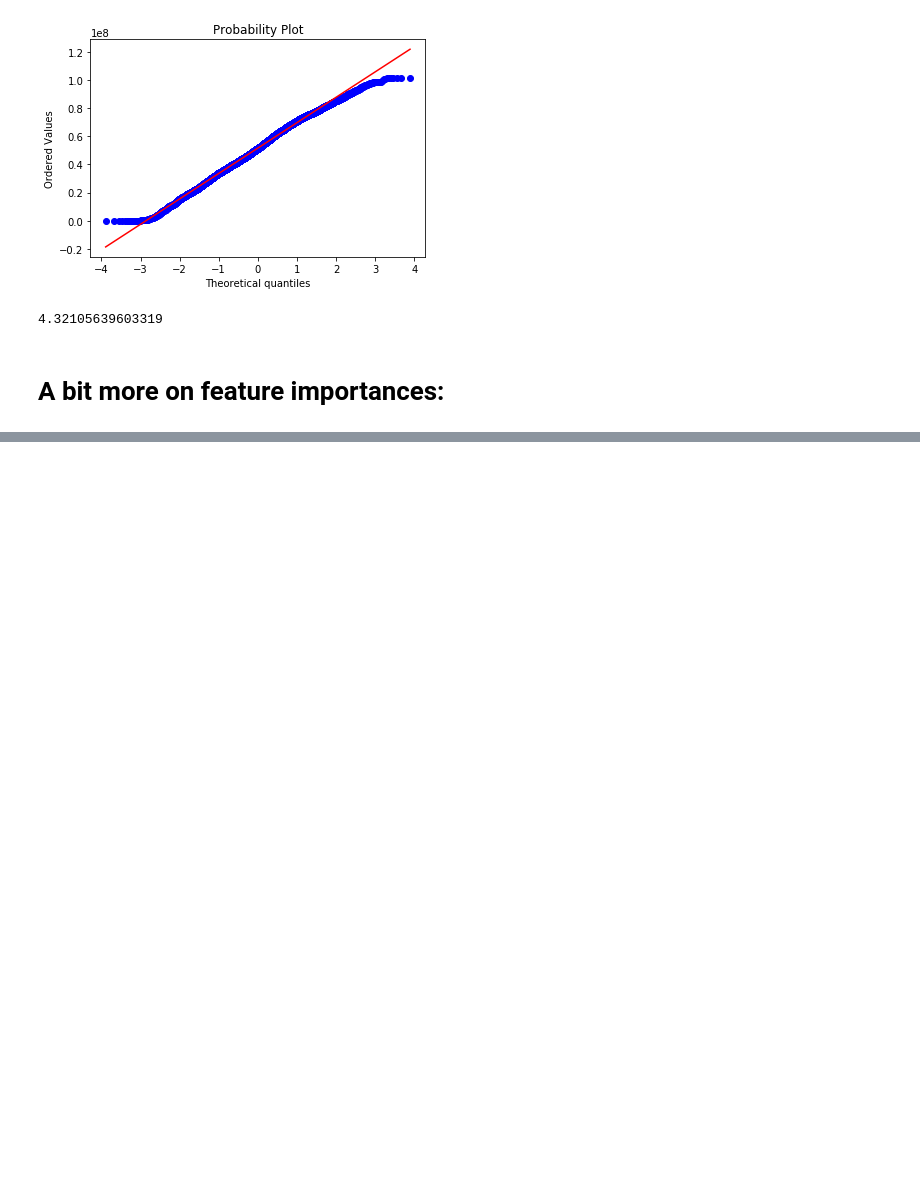
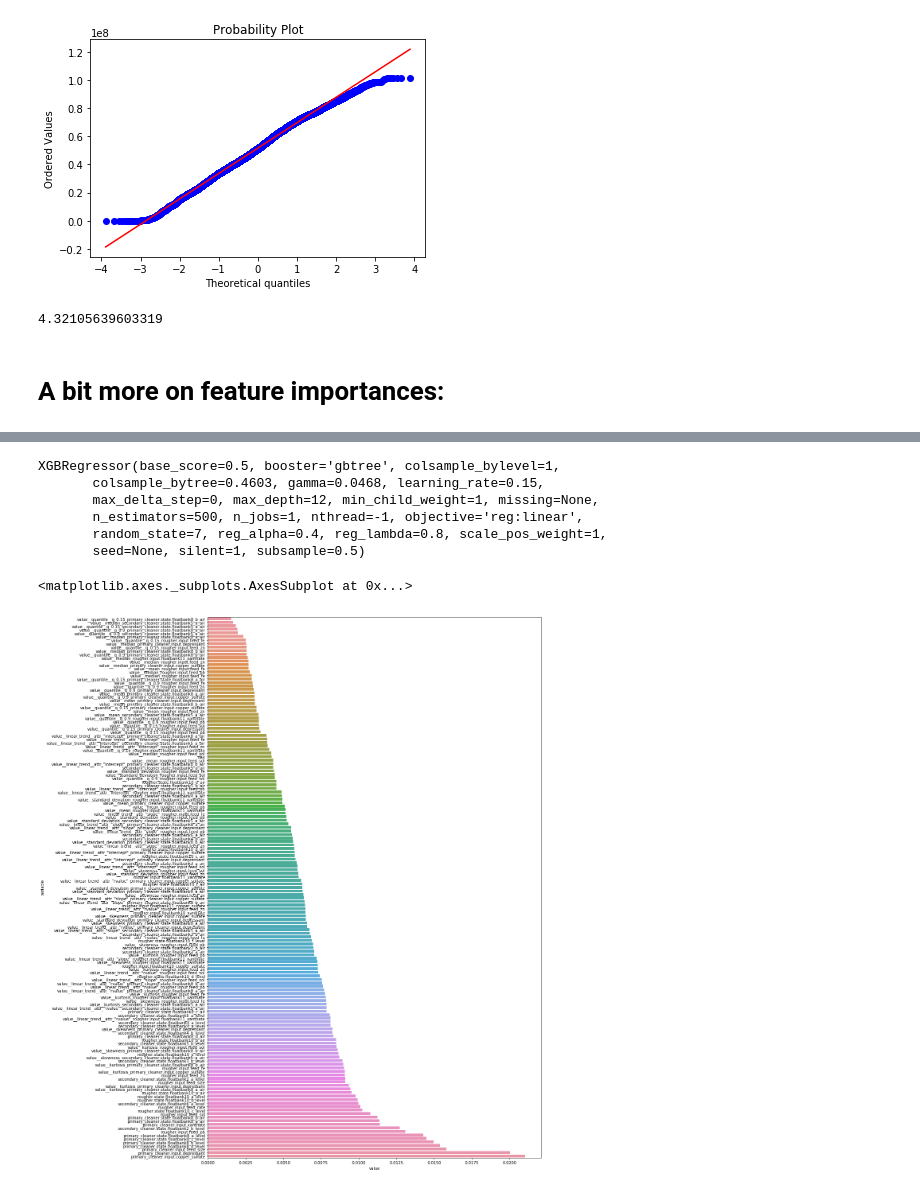
Before and after one commit to AntonBiryukovUofC/unearthed-zinc, a Jupyter notebook: notebooks/BasicEDA.ipynb, the cells around one changed output, grey strips where cells are left out. Cells and saved outputs as stored; diff of their text form; code cells hidden in the pictures; blank space fills up the shorter version.

```diff
--- a/notebooks/BasicEDA.ipynb
+++ b/notebooks/BasicEDA.ipynb
@@ -542,3 +542,18 @@ from lightgbm import LGBMRegressor
 import xgboost as xgb
 import lightgbm as lgb
 from sklearn.pipeline import make_pipeline, make_union
+
+data_dict = pd.read_pickle(f'../data/processed/data_dict_all.pkl')
+tgt = 'final.output.recovery'
+year = 2019
+X = data_dict[year]['X_train_ts']
+y = data_dict[year]['y_train']
+inds_y = y[(y[tgt] > 5) & (y[tgt] < 100)].index
+inds_common = inds_y
+
+X = X.loc[inds_common,]
+
+y = y.loc[inds_common, tgt]
+
+X = X.sample(frac=0.3,random_state=123).sort_index().dropna()
+y= y[X.index]
@@ -549,3 +573,18 @@ model_xgb = xgb.XGBRegressor(colsample_bytree=0.4603, gamma=0.0468,
                              reg_alpha=0.4, reg_lambda=0.8,
                              subsample=0.5, silent=1,
                              random_state =7, nthread = -1)
+model_xgb.fit(X,y)
+# %% [output]
+XGBRegressor(base_score=0.5, booster='gbtree', colsample_bylevel=1,
+       colsample_bytree=0.4603, gamma=0.0468, learning_rate=0.15,
+       max_delta_step=0, max_depth=12, min_child_weight=1, missing=None,
+       n_estimators=500, n_jobs=1, nthread=-1, objective='reg:linear',
+       random_state=7, reg_alpha=0.4, reg_lambda=0.8, scale_pos_weight=1,
+       seed=None, silent=1, subsample=0.5)
+# %%
+fig,ax = plt.subplots(figsize = (15,25))
+feat_df = pd.DataFrame(data={'variable':X.columns,'value':model_xgb.feature_importances_}).sort_values(by='value')
+sns.barplot(data = feat_df,y='variable',x='value',ax =ax)
+# %% [output]
+<matplotlib.axes._subplots.AxesSubplot at 0x...>
+[figure, added]
```
Also changed, not shown: parts of 4 cells of this notebook, 13 other files.
